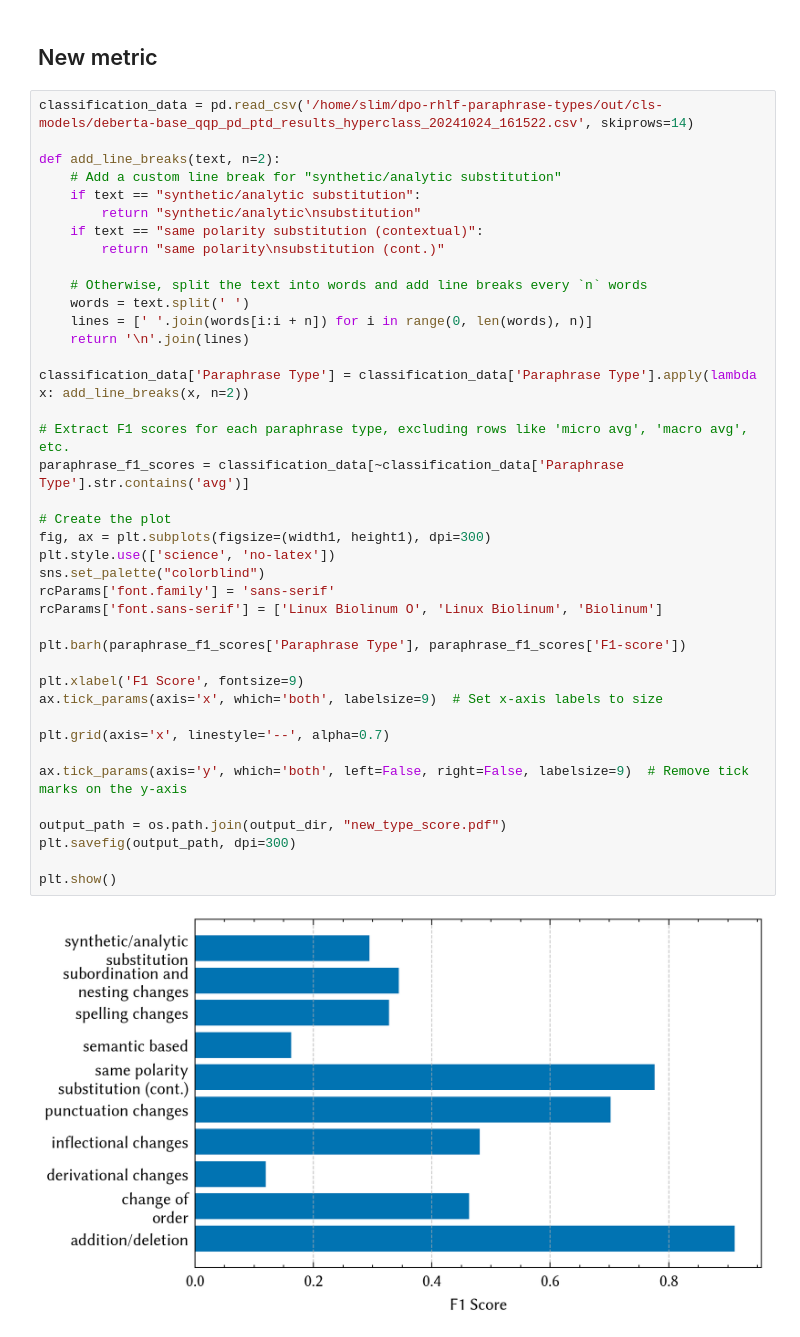
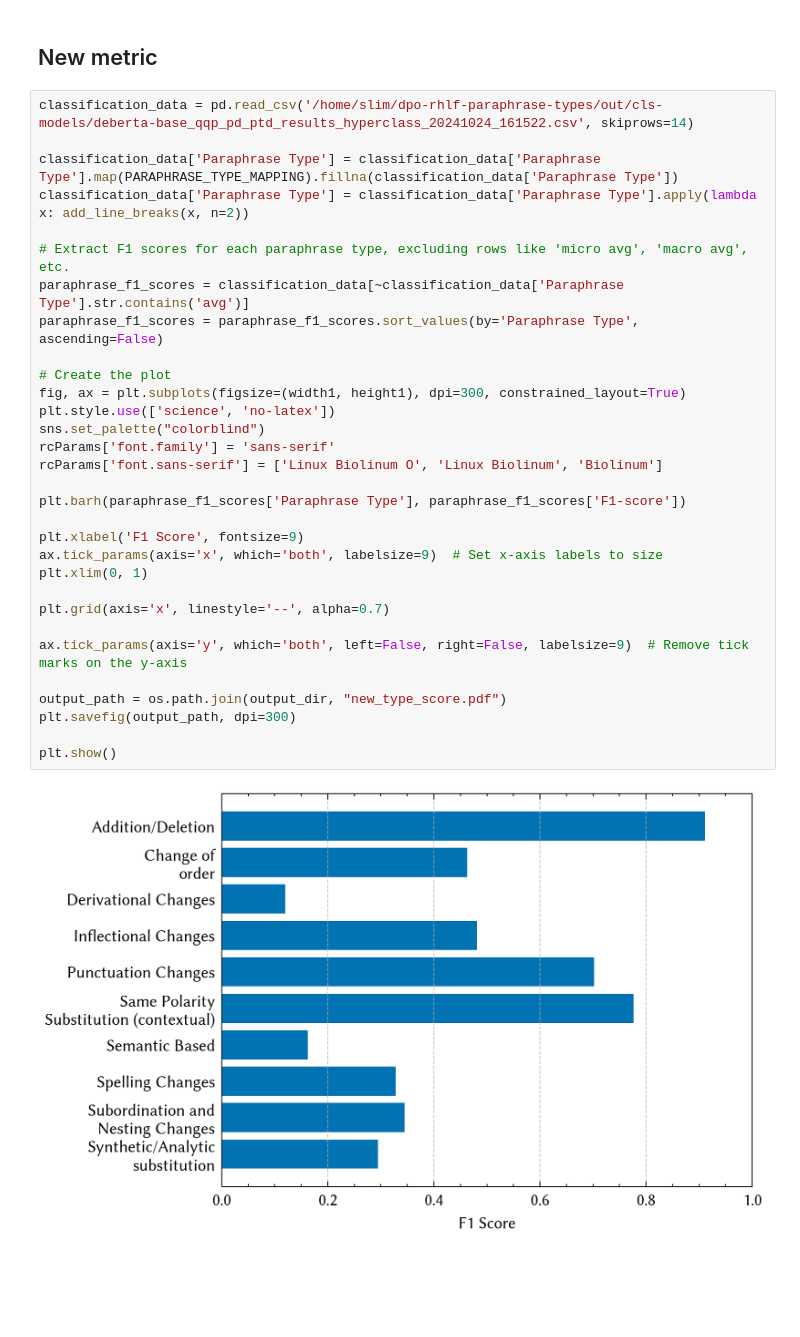
Before and after one commit to cluebbers/dpo-rlhf-paraphrase-types, a Jupyter notebook: notebooks/plots.ipynb, the cells around one changed output. Cells and saved outputs as stored; diff of their text form; blank space fills up the shorter version.

```diff
--- a/notebooks/plots.ipynb
+++ b/notebooks/plots.ipynb
@@ -333,45 +368,36 @@ plt.show()
 # %%
 classification_data = pd.read_csv('/home/slim/dpo-rhlf-paraphrase-types/out/cls-models/deberta-base_qqp_pd_ptd_results_hyperclass_20241024_161522.csv', skiprows=14)
 
-def add_line_breaks(text, n=2):
-    # Add a custom line break for "synthetic/analytic substitution"
-    if text == "synthetic/analytic substitution":
-        return "synthetic/analytic\nsubstitution"
-    if text == "same polarity substitution (contextual)":
-        return "same polarity\nsubstitution (cont.)"
-
-    # Otherwise, split the text into words and add line breaks every `n` words
-    words = text.split(' ')
-    lines = [' '.join(words[i:i + n]) for i in range(0, len(words), n)]
-    return '\n'.join(lines)
-
+classification_data['Paraphrase Type'] = classification_data['Paraphrase Type'].map(PARAPHRASE_TYPE_MAPPING).fillna(classification_data['Paraphrase Type'])
 classification_data['Paraphrase Type'] = classification_data['Paraphrase Type'].apply(lambda x: add_line_breaks(x, n=2))
 
 # Extract F1 scores for each paraphrase type, excluding rows like 'micro avg', 'macro avg', etc.
 paraphrase_f1_scores = classification_data[~classification_data['Paraphrase Type'].str.contains('avg')]
+paraphrase_f1_scores = paraphrase_f1_scores.sort_values(by='Paraphrase Type', ascending=False)
 
 # Create the plot
-fig, ax = plt.subplots(figsize=(width1, height1), dpi=300)
+fig, ax = plt.subplots(figsize=(width1, height1), dpi=300, constrained_layout=True)
 plt.style.use(['science', 'no-latex'])
 sns.set_palette("colorblind")
 rcParams['font.family'] = 'sans-serif'
 rcParams['font.sans-serif'] = ['Linux Biolinum O', 'Linux Biolinum', 'Biolinum']
 
 plt.barh(paraphrase_f1_scores['Paraphrase Type'], paraphrase_f1_scores['F1-score'])
 
 plt.xlabel('F1 Score', fontsize=9)
 ax.tick_params(axis='x', which='both', labelsize=9)  # Set x-axis labels to size
+plt.xlim(0, 1)
 
 plt.grid(axis='x', linestyle='--', alpha=0.7)
 
 ax.tick_params(axis='y', which='both', left=False, right=False, labelsize=9)  # Remove tick marks on the y-axis
 
 output_path = os.path.join(output_dir, "new_type_score.pdf")
 plt.savefig(output_path, dpi=300)
 
 plt.show()
 # %% [output]
-[figure, old version]
+[figure, new version]
 # %%
 TOP_10_PARAPHRASE_TYPES = [
     "additiondeletion", "change of order", "derivational changes", "inflectional changes",
```
Also changed, not shown: parts of 8 cells of this notebook.
